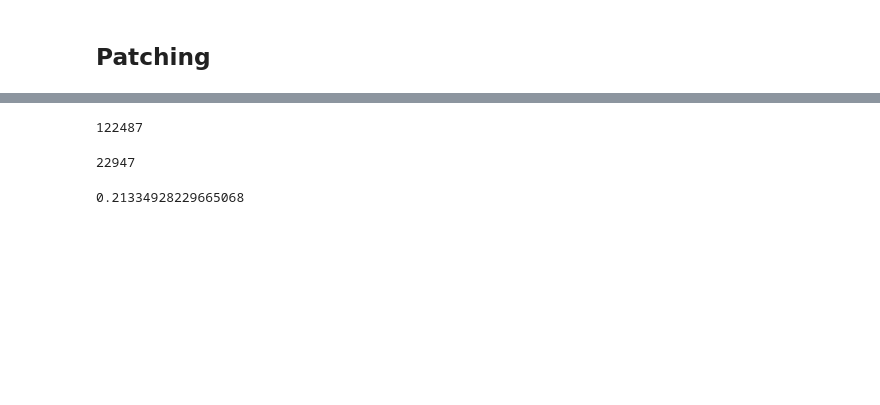
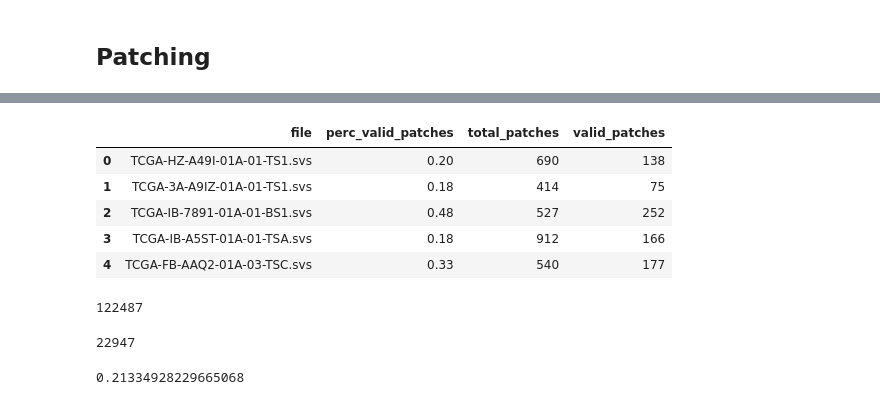
Before and after one commit to portizdegalisteo/TFM, a Jupyter notebook: wsi.ipynb, the cells around one changed output, grey strips where cells are left out. Cells and saved outputs as stored; diff of their text form; code cells hidden in the pictures; blank space fills up the shorter version.

```diff
--- a/wsi.ipynb
+++ b/wsi.ipynb
@@ -93,3 +78,16 @@ results = pd.DataFrame(results)
+# %%
+slide_files = slides_df['file_name'].map(lambda x: os.path.join(slides_path, x))
+# %%
+results = patch_slides(slide_files, patches_path, conf['wsi']['patch_size'], conf['wsi']['magnification'])
+# %%
+results.head(5)
+# %% [output]
+|  | file | perc_valid_patches | total_patches | valid_patches |
+| 0 | TCGA-HZ-A49I-01A-01-TS1.svs | 0.20 | 690 | 138 |
+| 1 | TCGA-3A-A9IZ-01A-01-TS1.svs | 0.18 | 414 | 75 |
+| 2 | TCGA-IB-7891-01A-01-BS1.svs | 0.48 | 527 | 252 |
+| 3 | TCGA-IB-A5ST-01A-01-TSA.svs | 0.18 | 912 | 166 |
+| 4 | TCGA-FB-AAQ2-01A-03-TSC.svs | 0.33 | 540 | 177 |
 # %%
 results['total_patches'].sum()
 # %% [output]
```
Also changed, not shown: parts of 18 cells of this notebook, 4 other files.
